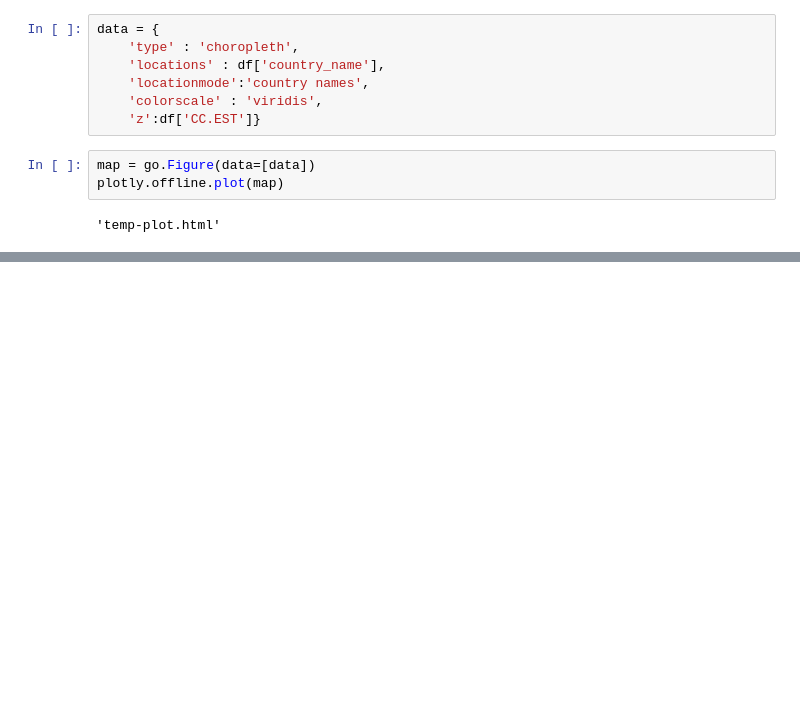
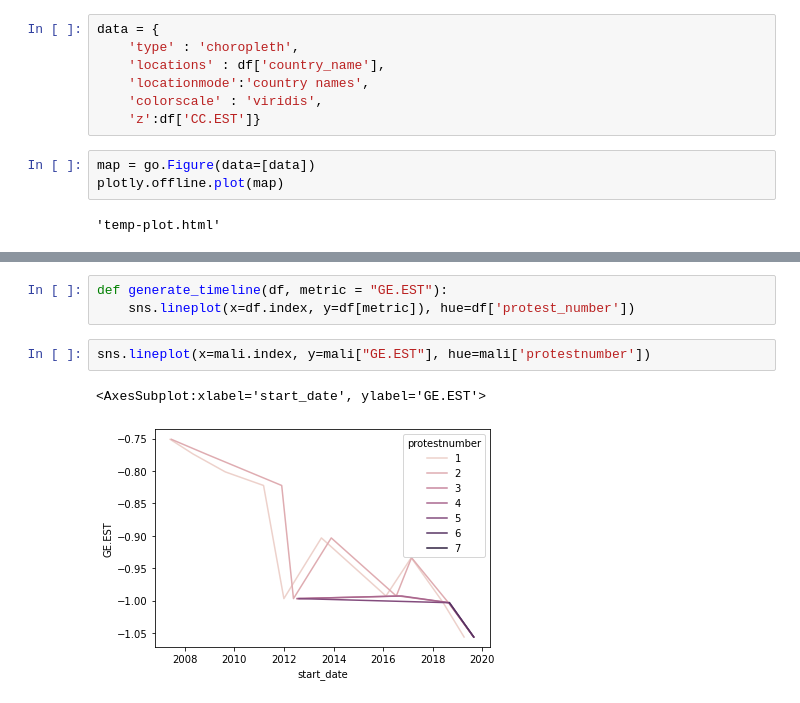
Before and after one commit to tjohn07/mass_mobilization_and_world_changing, a Jupyter notebook: 4_visualizations.ipynb, the cells around one changed output, grey strips where cells are left out. Saved outputs shown, nothing was run; the diff lists cells and outputs as text; blank space fills up the shorter version.

```diff
--- a/4_visualizations.ipynb
+++ b/4_visualizations.ipynb
@@ -97,0 +142,8 @@ plotly.offline.plot(map)
+# %%
+def generate_timeline(df, metric = "GE.EST"):
+    sns.lineplot(x=df.index, y=df[metric]), hue=df['protest_number'])
+# %%
+sns.lineplot(x=mali.index, y=mali["GE.EST"], hue=mali['protestnumber'])
+# %% [output]
+<AxesSubplot:xlabel='start_date', ylabel='GE.EST'>
+[figure, added]
```
Also changed, not shown: parts of 11 cells of this notebook, 3 other files.
